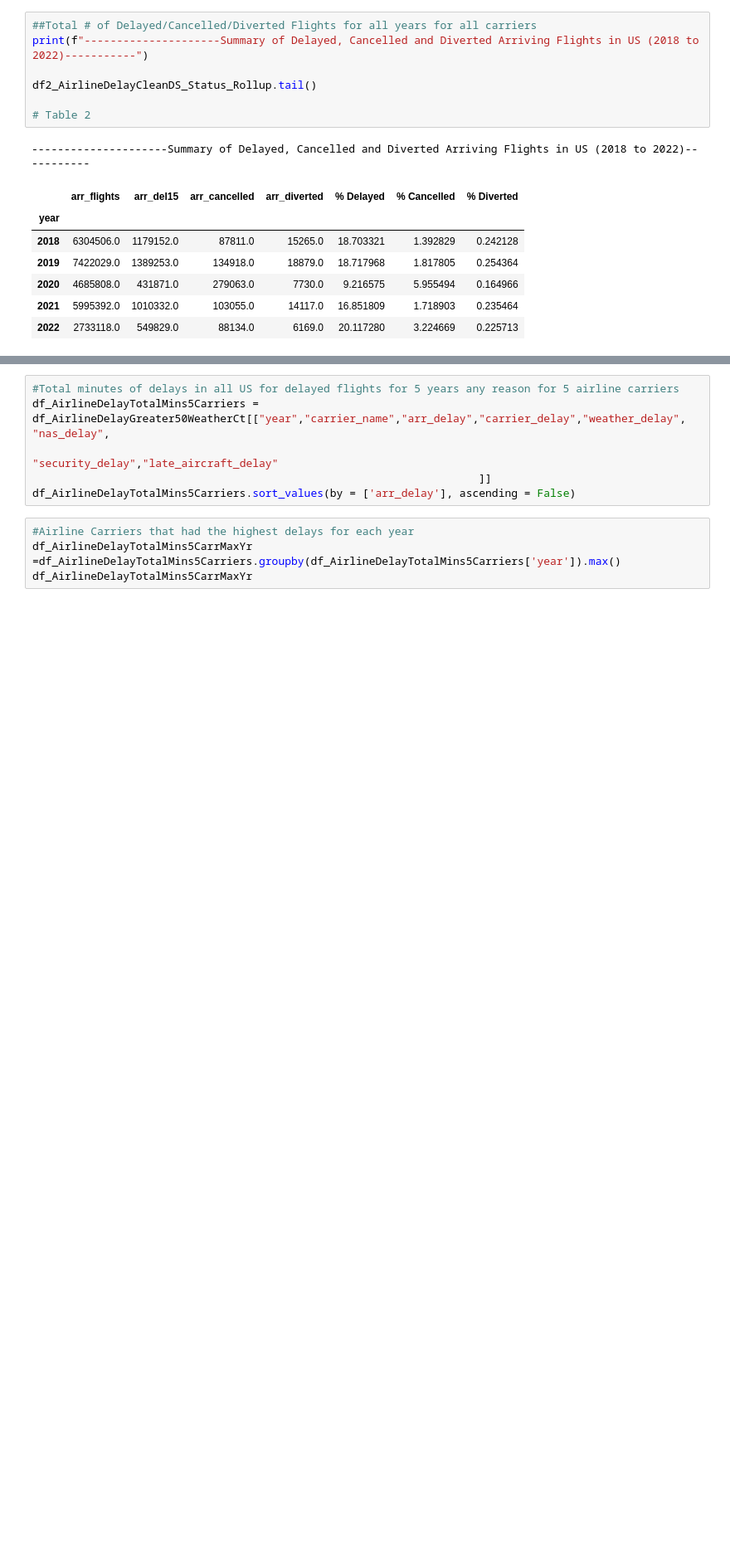
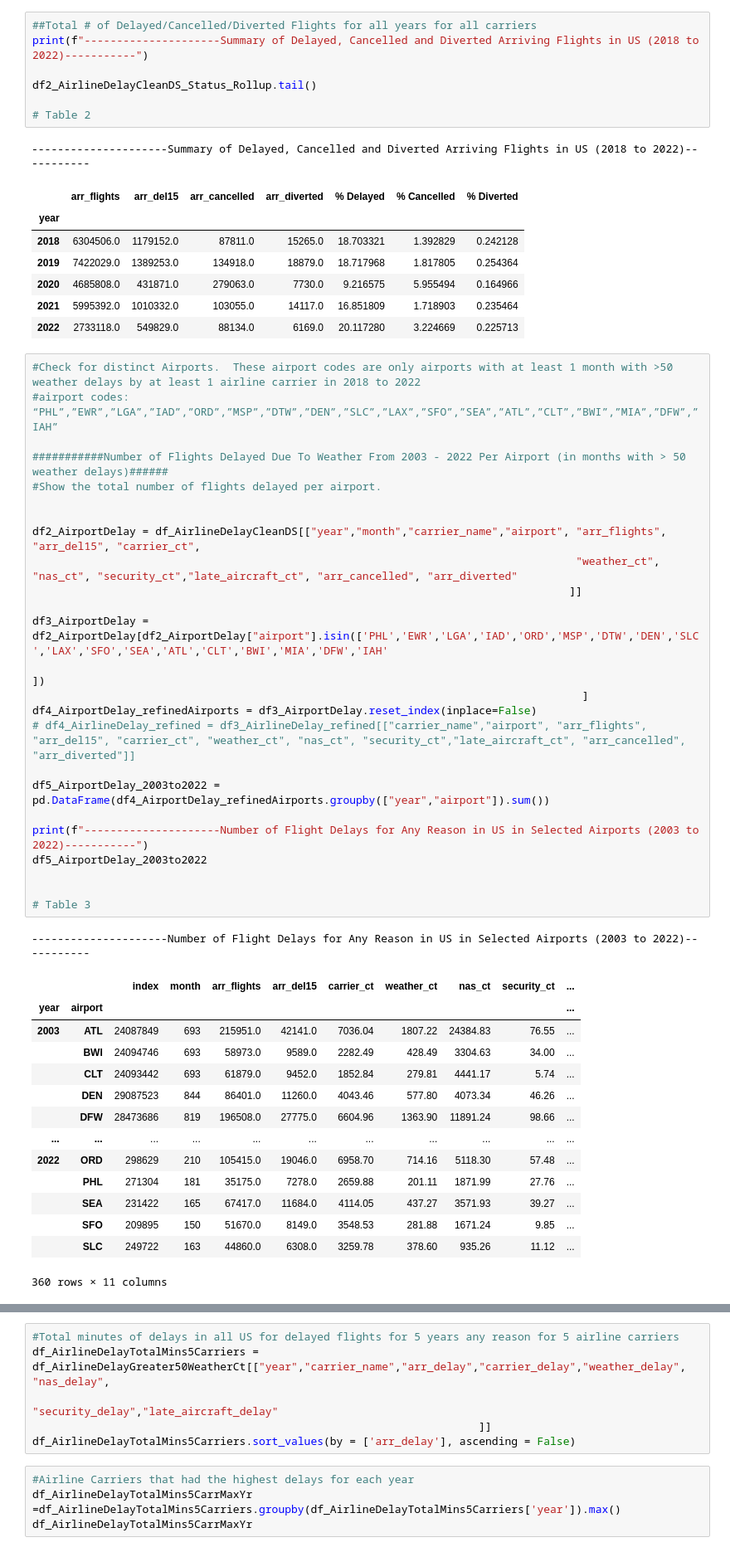
Before and after one commit to Tawn-Scotton/Team_3_Project_1, a Jupyter notebook: ProjectAirlineDelay.ipynb, the cells around one changed output, grey strips where cells are left out. Shown: that part at 83% size. Cells and saved outputs as stored; diff of their text form; blank space fills up the shorter version.

```diff
--- a/ProjectAirlineDelay.ipynb
+++ b/ProjectAirlineDelay.ipynb
@@ -145,6 +140,47 @@ df2_AirlineDelayCleanDS_Status_Rollup.tail()
 | 2020 | 4685808.0 | 431871.0 | 279063.0 | 7730.0 | 9.216575 | 5.955494 | 0.164966 |
 | 2021 | 5995392.0 | 1010332.0 | 103055.0 | 14117.0 | 16.851809 | 1.718903 | 0.235464 |
 | 2022 | 2733118.0 | 549829.0 | 88134.0 | 6169.0 | 20.117280 | 3.224669 | 0.225713 |
+# %%
+#Check for distinct Airports.  These airport codes are only airports with at least 1 month with >50 weather delays by at least 1 airline carrier in 2018 to 2022
+#airport codes: “PHL”,”EWR”,”LGA”,”IAD”,”ORD”,”MSP”,”DTW”,”DEN”,”SLC”,”LAX”,”SFO”,”SEA”,”ATL”,”CLT”,”BWI”,”MIA”,”DFW”,”IAH”
+
+###########Number of Flights Delayed Due To Weather From 2003 - 2022 Per Airport (in months with > 50 weather delays)######
+#Show the total number of flights delayed per airport.
+
+
+df2_AirportDelay = df_AirlineDelayCleanDS[["year","month","carrier_name","airport", "arr_flights", "arr_del15", "carrier_ct",
+                                                                                    "weather_ct", "nas_ct", "security_ct","late_aircraft_ct", "arr_cancelled", "arr_diverted"
+                                                                                   ]]
+
+df3_AirportDelay = df2_AirportDelay[df2_AirportDelay["airport"].isin(['PHL','EWR','LGA','IAD','ORD','MSP','DTW','DEN','SLC','LAX','SFO','SEA','ATL','CLT','BWI','MIA','DFW','IAH'
+                                                                                                                                             ])
+                                                                                     ]
+df4_AirportDelay_refinedAirports = df3_AirportDelay.reset_index(inplace=False)
+# df4_AirlineDelay_refined = df3_AirlineDelay_refined[["carrier_name","airport", "arr_flights", "arr_del15", "carrier_ct", "weather_ct", "nas_ct", "security_ct","late_aircraft_ct", "arr_cancelled", "arr_diverted"]]
+
+df5_AirportDelay_2003to2022 = pd.DataFrame(df4_AirportDelay_refinedAirports.groupby(["year","airport"]).sum())
+
+print(f"---------------------Number of Flight Delays for Any Reason in US in Selected Airports (2003 to 2022)-----------")
+df5_AirportDelay_2003to2022
+
+
+# Table 3
+# %% [output]
+---------------------Number of Flight Delays for Any Reason in US in Selected Airports (2003 to 2022)-----------
+|  |  | index | month | arr_flights | arr_del15 | carrier_ct | weather_ct | nas_ct | security_ct | ... |
+| year | airport |  |  |  |  |  |  |  |  | ... |
+| 2003 | ATL | 24087849 | 693 | 215951.0 | 42141.0 | 7036.04 | 1807.22 | 24384.83 | 76.55 | ... |
+|  | BWI | 24094746 | 693 | 58973.0 | 9589.0 | 2282.49 | 428.49 | 3304.63 | 34.00 | ... |
+|  | CLT | 24093442 | 693 | 61879.0 | 9452.0 | 1852.84 | 279.81 | 4441.17 | 5.74 | ... |
+|  | DEN | 29087523 | 844 | 86401.0 | 11260.0 | 4043.46 | 577.80 | 4073.34 | 46.26 | ... |
+|  | DFW | 28473686 | 819 | 196508.0 | 27775.0 | 6604.96 | 1363.90 | 11891.24 | 98.66 | ... |
+| ... | ... | ... | ... | ... | ... | ... | ... | ... | ... | ... |
+| 2022 | ORD | 298629 | 210 | 105415.0 | 19046.0 | 6958.70 | 714.16 | 5118.30 | 57.48 | ... |
+|  | PHL | 271304 | 181 | 35175.0 | 7278.0 | 2659.88 | 201.11 | 1871.99 | 27.76 | ... |
+|  | SEA | 231422 | 165 | 67417.0 | 11684.0 | 4114.05 | 437.27 | 3571.93 | 39.27 | ... |
+|  | SFO | 209895 | 150 | 51670.0 | 8149.0 | 3548.53 | 281.88 | 1671.24 | 9.85 | ... |
+|  | SLC | 249722 | 163 | 44860.0 | 6308.0 | 3259.78 | 378.60 | 935.26 | 11.12 | ... |
+360 rows × 11 columns
 # %%
 #Check for distinct Airline Carriers.  These are the 5 largest airlines in the US based on fleet size.
 #df2_AirlineDelay["carrier_name"].unique()
```
Also changed, not shown: parts of 26 cells of this notebook.
